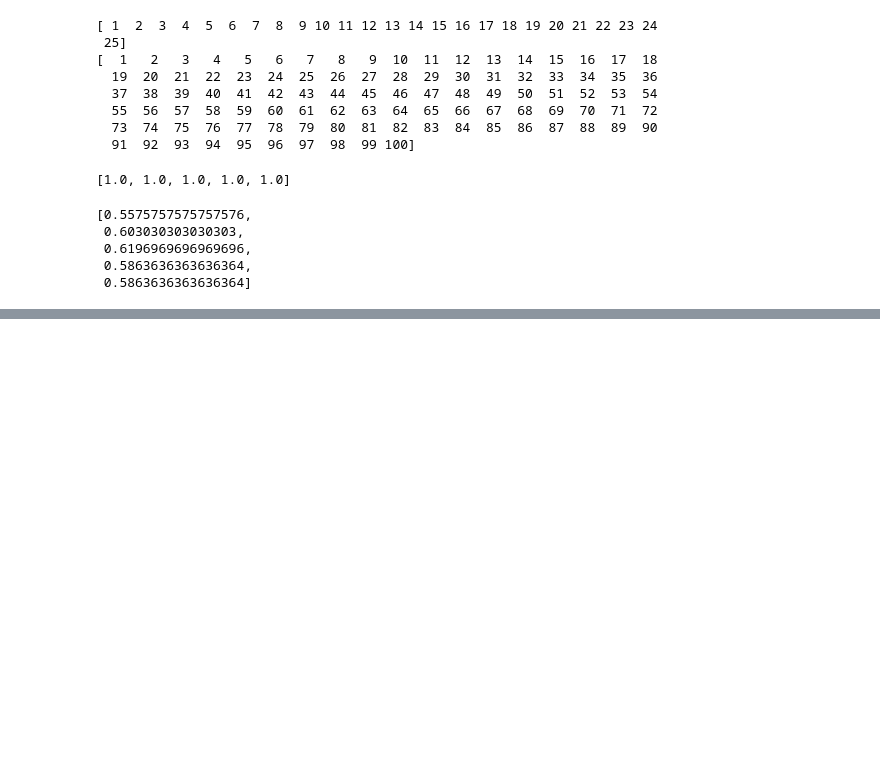
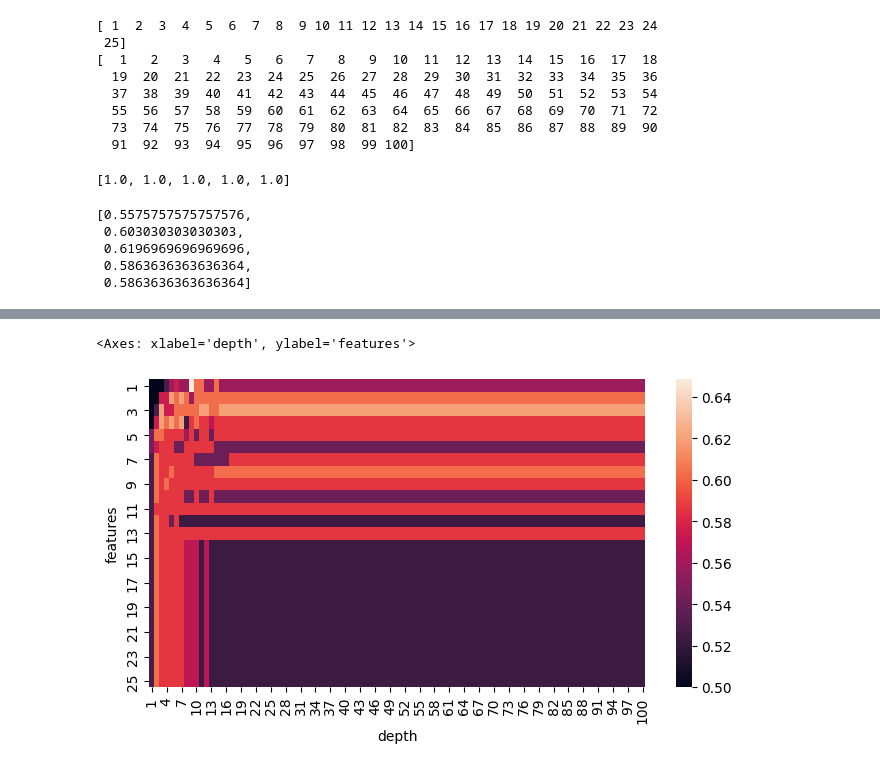
Before and after one commit to Mkranj/ML_predicting_anxiety, a Jupyter notebook: predicting_anxiety.ipynb, the cells around one changed output, grey strips where cells are left out. Drawn from its saved outputs; the diff is of its cells as text; code cells hidden in the pictures; blank space fills up the shorter version.

```diff
--- a/predicting_anxiety.ipynb
+++ b/predicting_anxiety.ipynb
@@ -1014,0 +1071,32 @@ plt.show()
+# %%
+# Max depth plot
+train_bal_acc = []
+test_bal_acc = []
+
+for args in grid:
+    pipe_grid = Pipeline(steps = [
+        ("preprocessor", preprocessing_ct),
+        ("rf_regressor", RandomForestClassifier(max_features= args[0], max_depth=args[1], random_state=1111))
+    ])
+    pipe_grid.fit(train_set.loc[:, predictor_columns], train_set["Anxiety_present"])
+
+    train_predictions = pipe_grid.predict(train_set)
+    test_predictions = pipe_grid.predict(test_set)
+
+    train_ball_acc_grid = balanced_accuracy_score(train_set["Anxiety_present"], train_predictions)
+    test_ball_acc_grid = balanced_accuracy_score(test_set["Anxiety_present"], test_predictions)
+
+    train_bal_acc.append(train_ball_acc_grid)
+    test_bal_acc.append(test_ball_acc_grid)
+# %%
+fs = [pair[0] for pair in grid]
+dt = [pair[1] for pair in grid]
+# %%
+grid_results = pd.DataFrame(
+    {"features" : fs,
+    "depth" : dt,
+    "train_bal_acc" : train_bal_acc,
+    "test_bal_acc" : test_bal_acc}
+)
+
+grid_results.head()
@@ -1014,0 +1126,4 @@ plt.show()
+# %%
+import seaborn as sns
+plot_data = grid_results.drop("train_bal_acc", axis = 1)
+print(plot_data.head())
@@ -1014,0 +1156,5 @@ plt.show()
+# %%
+sns.heatmap(plot_data.pivot(index = "features", columns = "depth", values = "test_bal_acc"))
+# %% [output]
+<Axes: xlabel='depth', ylabel='features'>
+[figure, added]
```
Also changed, not shown: parts of 27 cells of this notebook.
